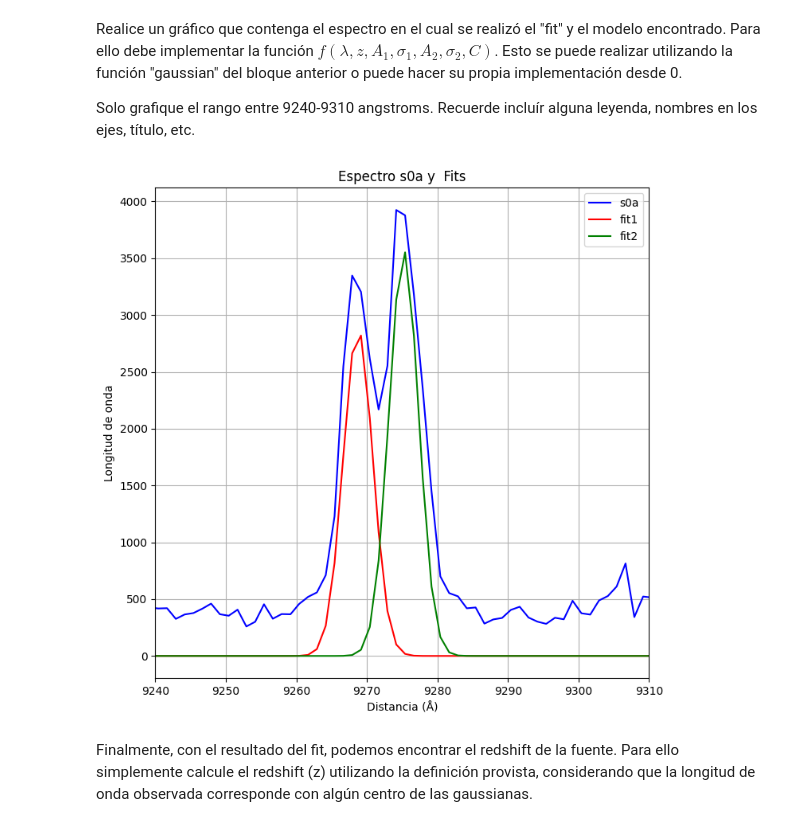
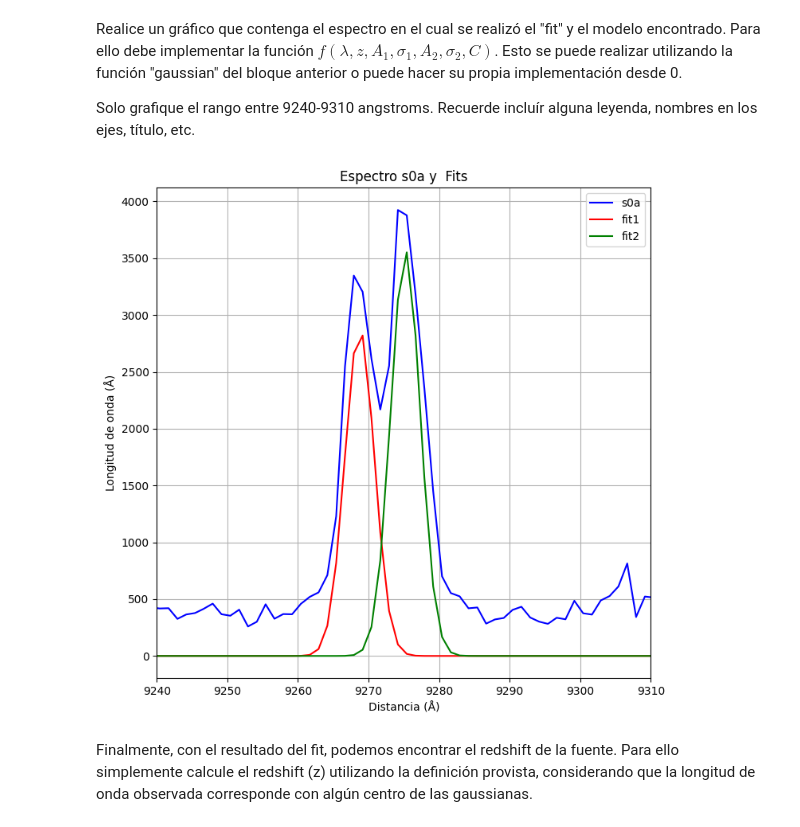
Before and after one commit to Cristobal-Gomez/Tarea-4, a Jupyter notebook: Tarea4.ipynb, the cells around one changed output. Drawn from its saved outputs; the diff is of its cells as text; code cells hidden in the pictures.

```diff
--- a/Tarea4.ipynb
+++ b/Tarea4.ipynb
@@ -375,22 +385,22 @@ Solo grafique el rango entre 9240-9310 angstroms. Recuerde incluír alguna leyen
 # %%
 # Inserte aquí su gráfico:
 
 plt.figure(figsize = (8,8))
 lambda_s0a = espectro_s0a.wave.coord()
 plt.plot(lambda_s0a, espectro_s0a.data, label='s0a', color='blue')
 plt.xlim(9240, 9310)
 
 plt.plot(lambda_s0a, gaussian(lambda_s0a, fit1.lpeak, fit1.fwhm, fit1.peak), label='fit1', color='red')
 plt.plot(lambda_s0a, gaussian(lambda_s0a, fit2.lpeak, fit2.fwhm, fit2.peak), label='fit2', color='green')
 
 plt.xlabel('Distancia (Å)')
-plt.ylabel('Longitud de onda')
+plt.ylabel('Longitud de onda (Å)')
 plt.title('Espectro s0a y  Fits')
 plt.legend()
 plt.grid(True)
 plt.show()
 # %% [output]
-[figure, old version]
+[figure, new version]
 # %% [markdown]
 Finalmente, con el resultado del fit, podemos encontrar el redshift de la fuente. Para ello simplemente calcule el redshift (z) utilizando la definición provista, considerando que la longitud de onda observada corresponde con algún centro de las gaussianas.
 # %%
```
Also changed, not shown: parts of 3 cells of this notebook.
